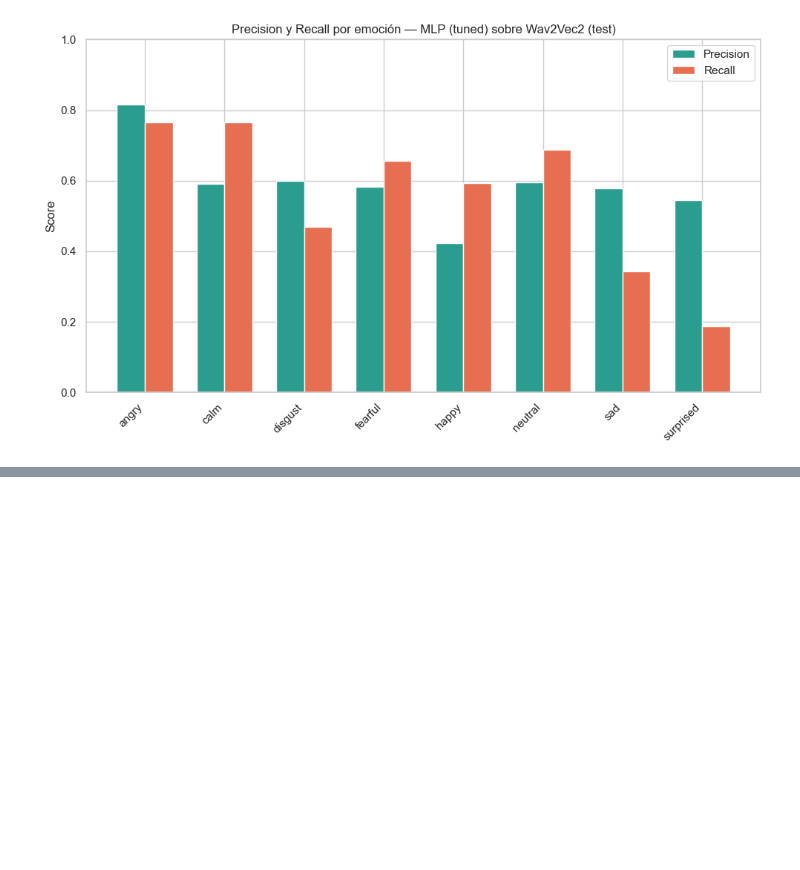
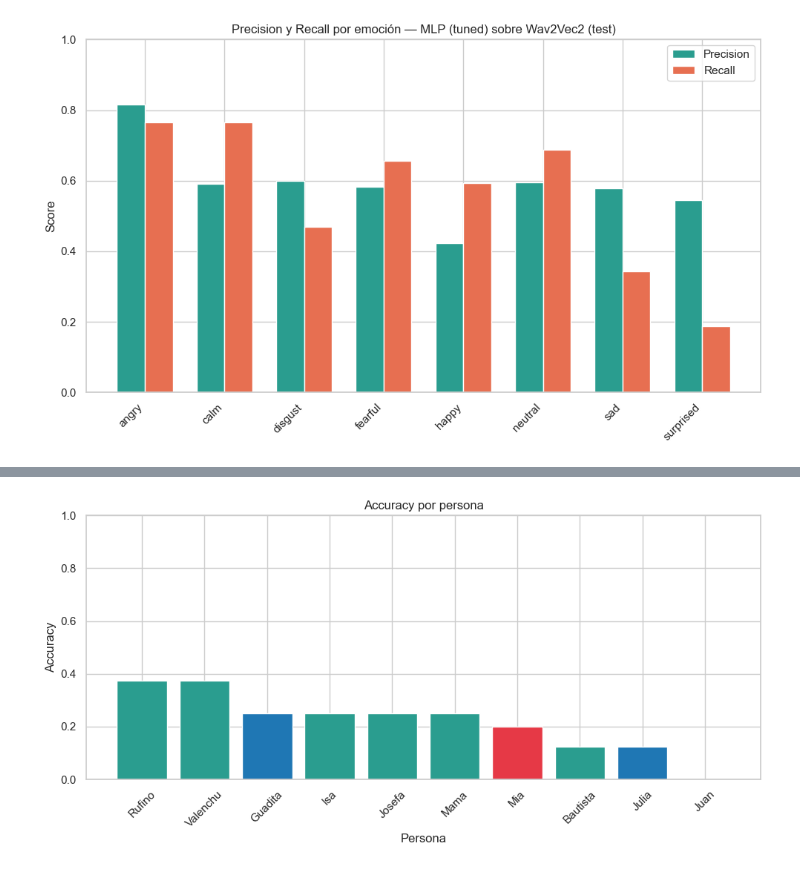
Before and after one commit to pjuls/Proyecto-Final---ML, a Jupyter notebook: notebooks/00_proyecto_final.ipynb, the cells around one changed output, grey strips where cells are left out. Cells and saved outputs as stored; diff of their text form; code cells hidden in the pictures; blank space fills up the shorter version.

```diff
--- a/notebooks/00_proyecto_final.ipynb
+++ b/notebooks/00_proyecto_final.ipynb
@@ -2389,0 +2412,80 @@ plt.show()
+# %%
+from sklearn.metrics import accuracy_score, f1_score
+import matplotlib.pyplot as plt
+
+# Predicciones del modelo
+y_pred_home = best_mlp_wav2vec.predict(X_test_home2)
+
+# Resultados por muestra
+results_home = pd.DataFrame({
+    "person": (test_home_2["person"]).str.capitalize(),
+    "emotion_true": y_test_home2,
+    "emotion_pred": y_pred_home,
+})
+
+# Métricas por persona
+metrics_person = (
+    results_home
+    .groupby("person")
+    .apply(
+        lambda df: pd.Series({
+            "accuracy": accuracy_score(df["emotion_true"], df["emotion_pred"]),
+            "macro_f1": f1_score(
+                df["emotion_true"],
+                df["emotion_pred"],
+                average="macro",
+                zero_division=0,
+            ),
+            "n_samples": len(df),
+        })
+    )
+    .reset_index()
+)
+
+display(metrics_person)
+
+
+def color_by_n_samples(n_samples: int) -> str:
+    """Azul si hay más de 8 muestras, verde si son justo 8, rojo si son menos."""
+    if n_samples > 8:
+        return "#1f77b4"
+    elif n_samples == 8:
+        return "#2a9d8f"
+    else:
+        return "#e63946"
+
+
+# Accuracy
+
+metrics_acc_sorted = metrics_person.sort_values("accuracy", ascending=False)
+colors_acc = metrics_acc_sorted["n_samples"].apply(color_by_n_samples)
+
+plt.figure(figsize=(10, 5))
+plt.bar(metrics_acc_sorted["person"], metrics_acc_sorted["accuracy"], color=colors_acc)
+
+plt.ylim(0, 1)
+plt.xlabel("Persona")
+plt.ylabel("Accuracy")
+plt.title("Accuracy por persona")
+plt.xticks(rotation=45)
+plt.tight_layout()
+plt.show()
+
+
+
+# Macro F1
+
+metrics_f1_sorted = metrics_person.sort_values("macro_f1", ascending=False)
+colors_f1 = metrics_f1_sorted["n_samples"].apply(color_by_n_samples)
+
+plt.figure(figsize=(10, 5))
+plt.bar(metrics_f1_sorted["person"], metrics_f1_sorted["macro_f1"], color=colors_f1)
+
+plt.ylim(0, 1)
+plt.xlabel("Persona")
+plt.ylabel("Macro F1")
+plt.title("Macro F1 por persona")
+plt.xticks(rotation=45)
+plt.tight_layout()
+plt.show()
+# %% [output]
@@ -2389,0 +2503 @@ plt.show()
+[figure, added]
```
Also changed, not shown: parts of 34 cells of this notebook, 44 other files.
